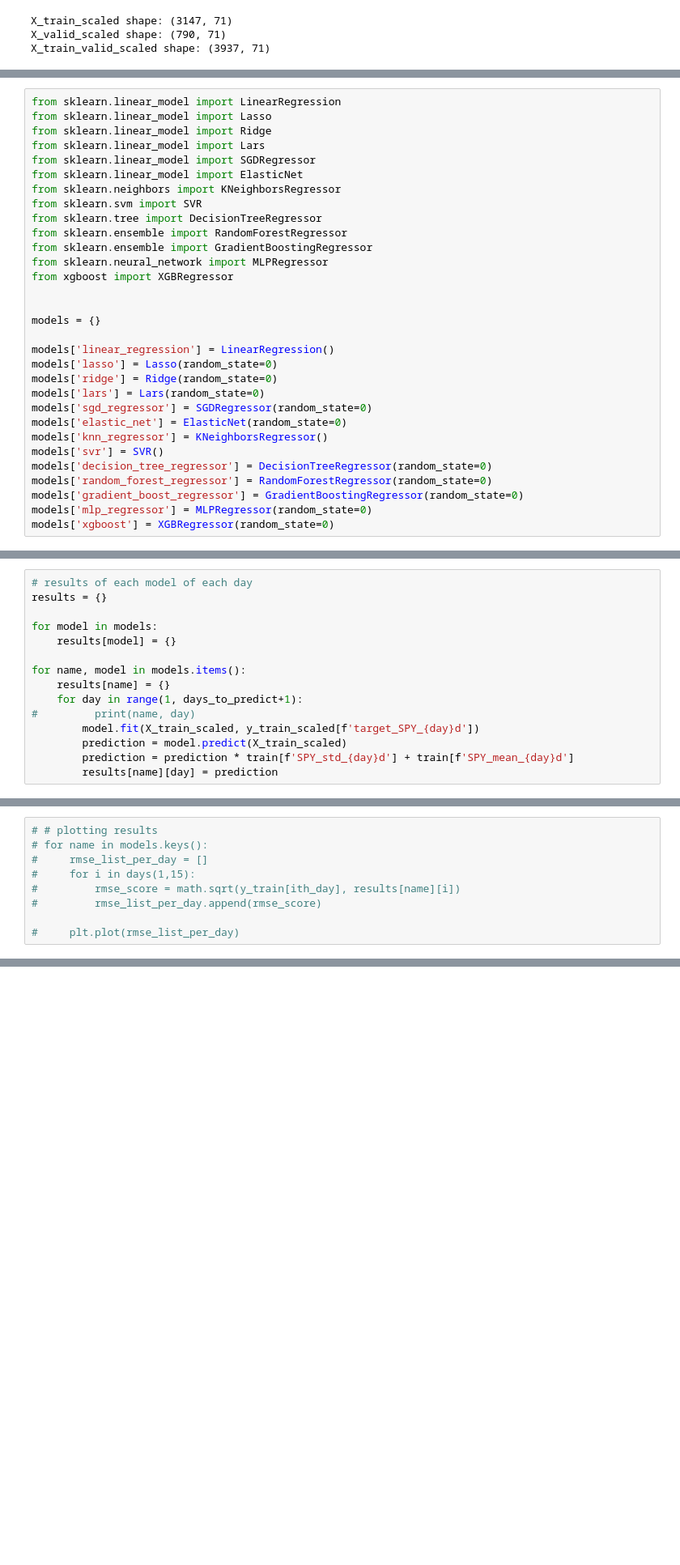
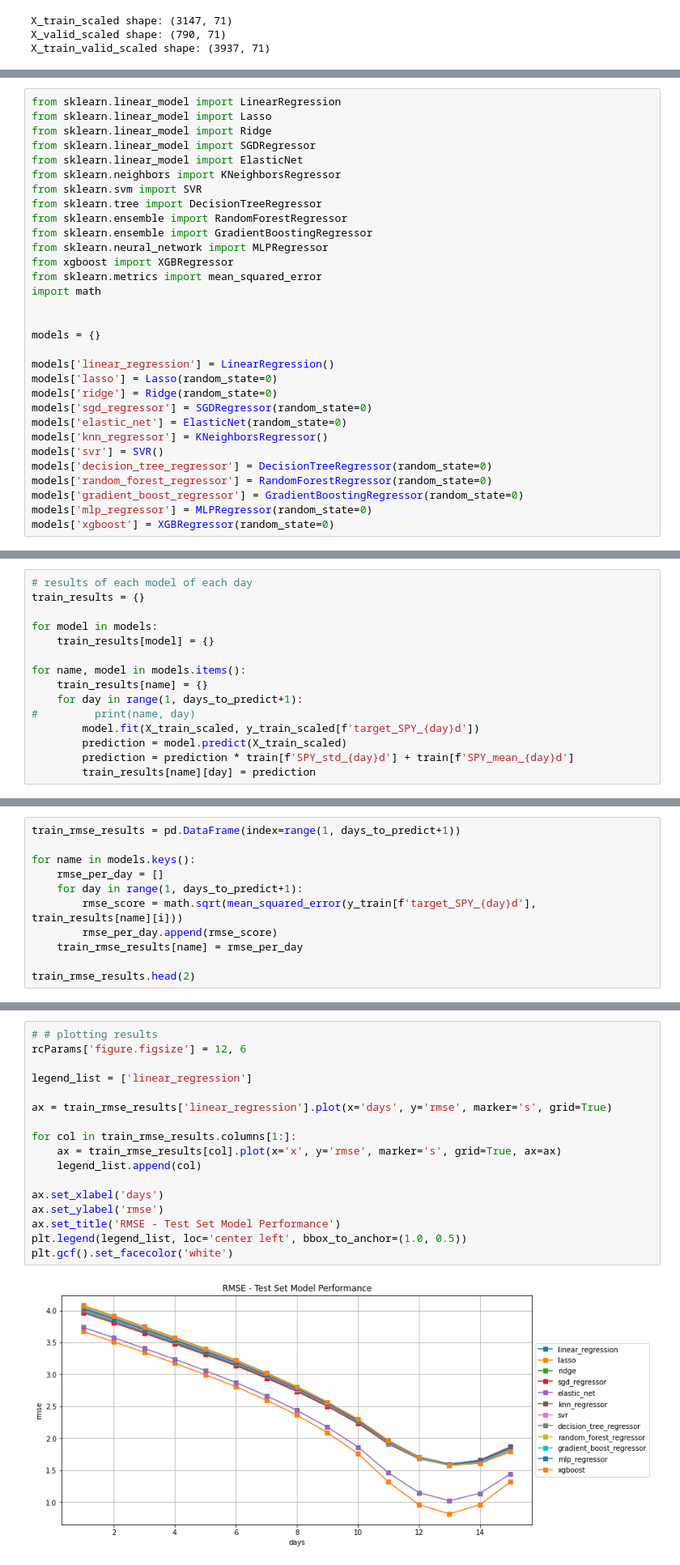
Before and after one commit to terrill11/spy_trend, a Jupyter notebook: models/multi_step_forecasting/spy_trend_direct.ipynb, the cells around one changed output, grey strips where cells are left out. Shown at 81% size. Drawn from its saved outputs; the diff is of its cells as text; blank space fills up the shorter version.

Commit message:
plotting results, predicting validation set, removed Lars model

```diff
--- a/models/multi_step_forecasting/spy_trend_direct.ipynb
+++ b/models/multi_step_forecasting/spy_trend_direct.ipynb
@@ -382,7 +384,6 @@ X_train_valid_scaled shape: (3937, 71)
 from sklearn.linear_model import LinearRegression
 from sklearn.linear_model import Lasso
 from sklearn.linear_model import Ridge
-from sklearn.linear_model import Lars
 from sklearn.linear_model import SGDRegressor
 from sklearn.linear_model import ElasticNet
 from sklearn.neighbors import KNeighborsRegressor
@@ -392,6 +393,8 @@ from sklearn.ensemble import RandomForestRegressor
 from sklearn.ensemble import GradientBoostingRegressor
 from sklearn.neural_network import MLPRegressor
 from xgboost import XGBRegressor
+from sklearn.metrics import mean_squared_error
+import math
 
 
 models = {}
@@ -399,7 +402,6 @@ models = {}
 models['linear_regression'] = LinearRegression()
 models['lasso'] = Lasso(random_state=0)
 models['ridge'] = Ridge(random_state=0)
-models['lars'] = Lars(random_state=0)
 models['sgd_regressor'] = SGDRegressor(random_state=0)
 models['elastic_net'] = ElasticNet(random_state=0)
 models['knn_regressor'] = KNeighborsRegressor()
@@ -415,15 +416,15 @@ models['xgboost'] = XGBRegressor(random_state=0)
 # %%
 # results of each model of each day
-results = {}
+train_results = {}
 
 for model in models:
-    results[model] = {}
+    train_results[model] = {}
 
 for name, model in models.items():
-    results[name] = {}
+    train_results[name] = {}
     for day in range(1, days_to_predict+1):
 #         print(name, day)
         model.fit(X_train_scaled, y_train_scaled[f'target_SPY_{day}d'])
         prediction = model.predict(X_train_scaled)
         prediction = prediction * train[f'SPY_std_{day}d'] + train[f'SPY_mean_{day}d']
-        results[name][day] = prediction
+        train_results[name][day] = prediction
@@ -450,9 +434,11 @@ xgboost 15
 # %%
-# # plotting results
-# for name in models.keys():
-#     rmse_list_per_day = []
-#     for i in days(1,15):
-#         rmse_score = math.sqrt(y_train[ith_day], results[name][i])
-#         rmse_list_per_day.append(rmse_score)
+train_rmse_results = pd.DataFrame(index=range(1, days_to_predict+1))
 
-#     plt.plot(rmse_list_per_day)
+for name in models.keys():
+    rmse_per_day = []
+    for day in range(1, days_to_predict+1):
+        rmse_score = math.sqrt(mean_squared_error(y_train[f'target_SPY_{day}d'], train_results[name][i]))
+        rmse_per_day.append(rmse_score)
+    train_rmse_results[name] = rmse_per_day
+
+train_rmse_results.head(2)
@@ -484 +449,20 @@ XGBRegressor(base_score=0.5, booster='gbtree', colsample_bylevel=1,
+# %%
+# # plotting results
+rcParams['figure.figsize'] = 12, 6
+
+legend_list = ['linear_regression']
+
+ax = train_rmse_results['linear_regression'].plot(x='days', y='rmse', marker='s', grid=True)
+
+for col in train_rmse_results.columns[1:]:
+    ax = train_rmse_results[col].plot(x='x', y='rmse', marker='s', grid=True, ax=ax)
+    legend_list.append(col)
+
+ax.set_xlabel('days')
+ax.set_ylabel('rmse')
+ax.set_title('RMSE - Test Set Model Performance')
+plt.legend(legend_list, loc='center left', bbox_to_anchor=(1.0, 0.5))
+plt.gcf().set_facecolor('white')
+# %% [output]
+[figure, added]
 # %% [markdown]
```
Also changed, not shown: parts of 18 cells of this notebook.
